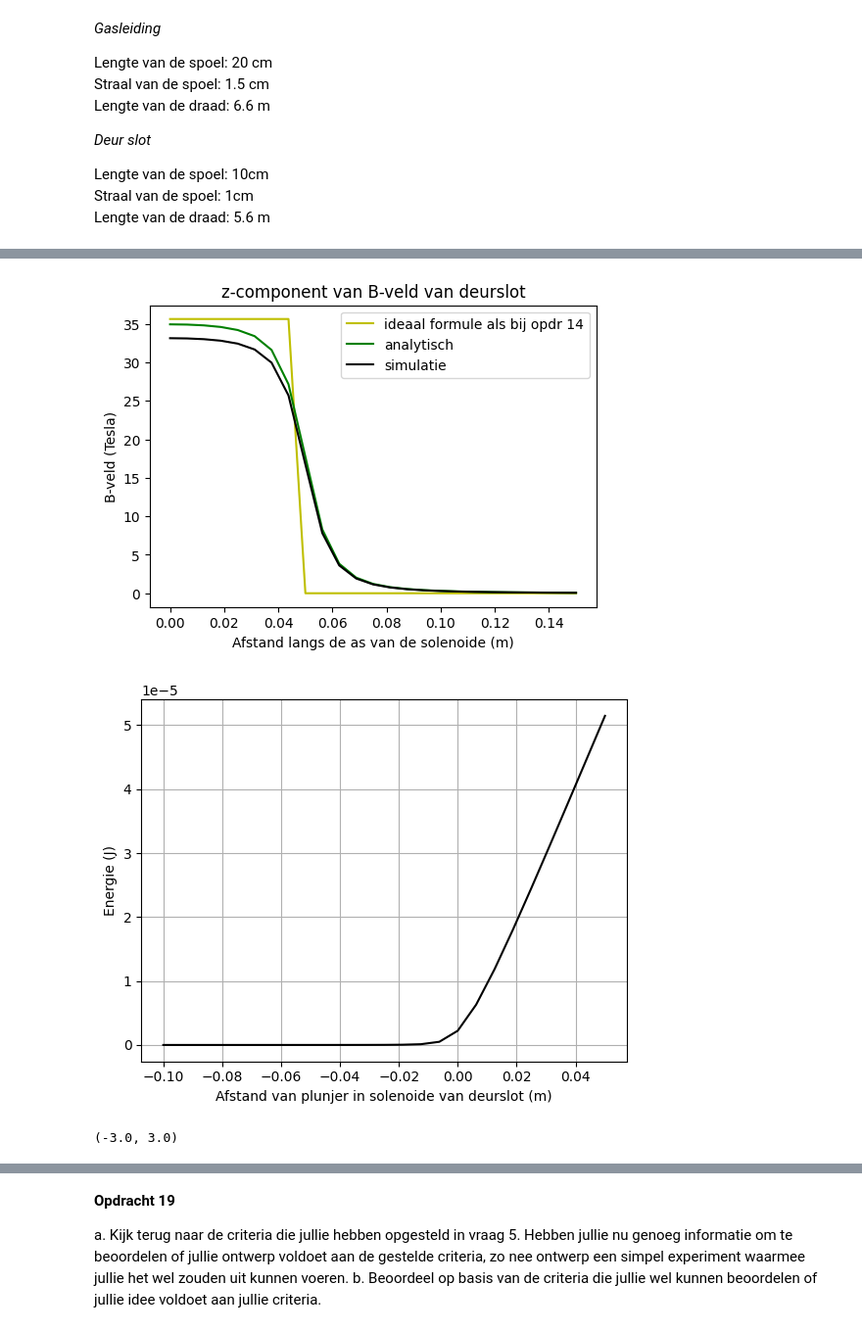
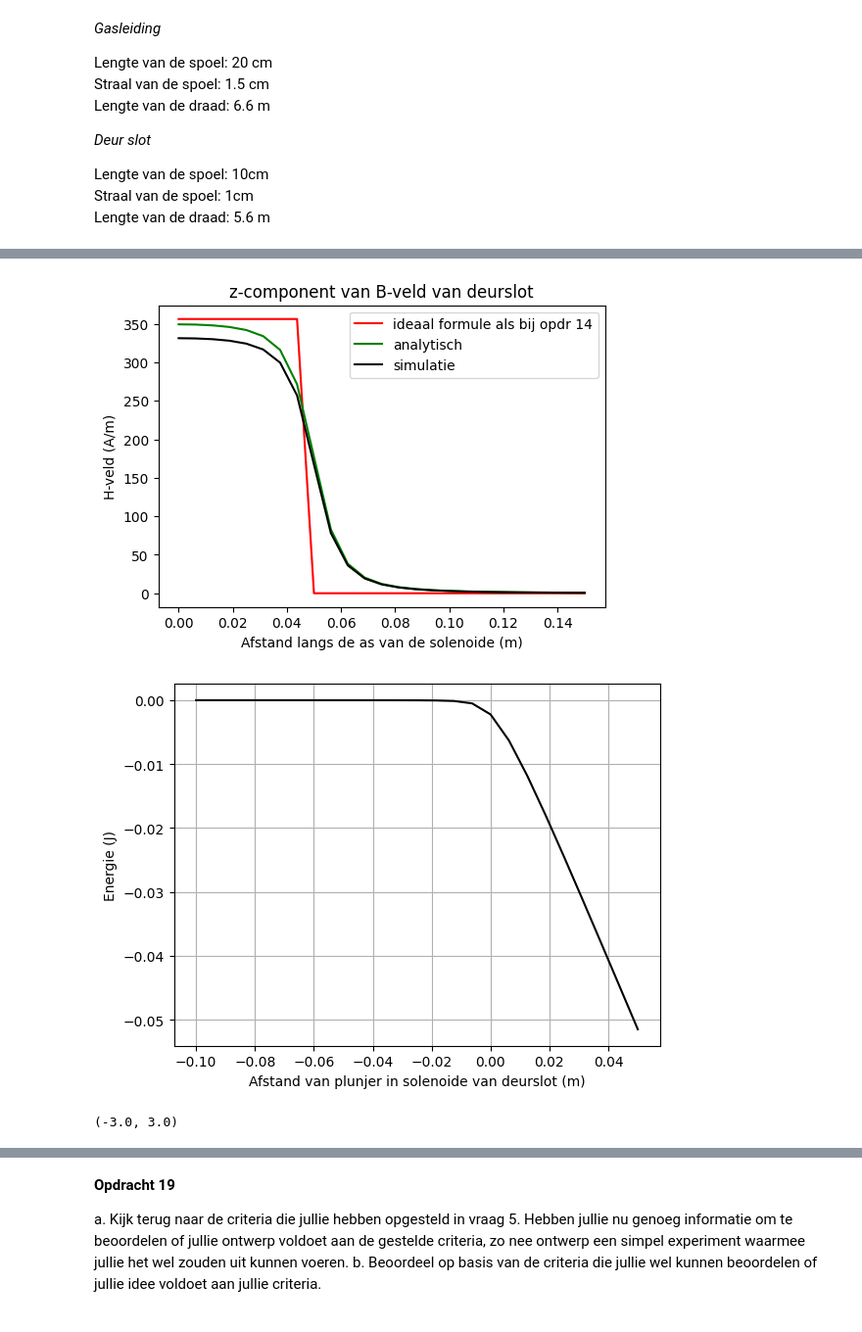
Before and after one commit to IshaSchneiders/opdrachten-DEF-D-Isha_Schneiders, a Jupyter notebook: DigitaleOntwerpopdrachten/2KrachtactuatorOpdracht/2KrachtactuatorOpdracht/KrachtactuatorOpdracht.ipynb, the cells around one changed output, grey strips where cells are left out. Shown at 98% size. Saved outputs shown, nothing was run; the diff lists cells and outputs as text; code cells hidden in the pictures.

```diff
--- a/DigitaleOntwerpopdrachten/2KrachtactuatorOpdracht/2KrachtactuatorOpdracht/KrachtactuatorOpdracht.ipynb
+++ b/DigitaleOntwerpopdrachten/2KrachtactuatorOpdracht/2KrachtactuatorOpdracht/KrachtactuatorOpdracht.ipynb
@@ -624,7 +578,7 @@ L_sol=0.15
 n_ax=25
 z_ax=np.linspace(0, 1.5*L_sol, n_ax)
 H_ax=np.zeros(n_ax)
-I=6
+I=0.5
 
 x_source,y_source,z_source=parametrisatie(stappen,r_sol,N_wikkelingen,L_sol)
 
@@ -653,13 +607,13 @@ H_veld_ideaal1=spoed*I*np.ones(n_ax)*(1.0*(z_ax < L_sol/2))
 
 plt.figure(figsize=[20,4])
 plt.subplot(131)
-plt.title('z-component van B-veld')
+plt.title('z-component van H-veld')
 plt.plot(z_ax, H_veld_ideaal, '-r', label='ideaal formule uit notebook')
 plt.plot(z_ax, H_veld_ideaal1, '-y', label='ideaal formule als bij opdr 14')
 plt.plot(z_ax, H_veld_analytisch, '-g', label='analytisch')
 plt.plot(z_ax, H_ax, '-k', label='simulatie')
 plt.legend(loc='upper right')
 plt.xlabel('Afstand langs de as van de solenoide (m)')
-plt.ylabel('B-veld (Tesla)')
+plt.ylabel('H-veld (A/m)')
 plt.show()
 # %% [output]
@@ -679,10 +633,10 @@ Zoals je uit je berekening voor het $\mathbf{H}$ kan zien is de energie van de p
 # %%
 # integrate the field up to point z_p
 r_s = 0.01
-mu_r = 5000
 L_s = 0.15
+mu_r=50000
 
-Wz=0.5*np.pi*r_s**2*np.cumsum(np.flipud(H_ax)*mu_r*mu_0*np.flipud(H_ax))*(z_ax[1] - z_ax[0])
+Wz=-0.5*np.pi*r_s**2*np.cumsum(np.flipud(H_ax)*mu_r*mu_0*np.flipud(H_ax))*(z_ax[1] - z_ax[0])
 
 plt.figure()
 plt.plot(L_s/2 - z_ax, np.flipud(Wz), '-k')
@@ -812,7 +766,7 @@ l_draad = 5.6 # Lengte draad
 r_sol = 0.01 # Straal solenoide
 L_sol = 0.1 # Lengte solenoide
 N_wikkelingen = (l_draad/(2*np.pi*r_sol))# Aantal wikkeling
-I=40e-3 #40 mA van aduino
+I=400e-3 #40 mA van aduino
 
 spoed=N_wikkelingen/L_sol
 stappen=1000
@@ -845,36 +799,36 @@ H_veld_ideaal1=spoed*I*np.ones(n_ax)*(1.0*(z_ax < L_sol/2))
 
 plt.figure(figsize=[20,4])
 plt.subplot(131)
 plt.title('z-component van B-veld van deurslot')
 #plt.plot(z_ax, H_veld_ideaal, '-r', label='ideaal formule uit notebook')
-plt.plot(z_ax, H_veld_ideaal1, '-y', label='ideaal formule als bij opdr 14')
+plt.plot(z_ax, H_veld_ideaal1, '-r', label='ideaal formule als bij opdr 14')
 plt.plot(z_ax, H_veld_analytisch, '-g', label='analytisch')
 plt.plot(z_ax, H_ax, '-k', label='simulatie')
 plt.legend(loc='upper right')
 plt.xlabel('Afstand langs de as van de solenoide (m)')
-plt.ylabel('B-veld (Tesla)')
+plt.ylabel('H-veld (A/m)')
 plt.show()
 
 ##_____________opdr16___________##
 # integrate the field up to point z_p
 
-Wz=0.5*np.pi*r_sol**2*np.cumsum(np.flipud(H_ax)*mu_r*mu_0*np.flipud(H_ax))*(z_ax[1] - z_ax[0])
+Wz=-0.5*np.pi*r_sol**2*np.cumsum(np.flipud(H_ax)*mu_r*mu_0*np.flipud(H_ax))*(z_ax[1] - z_ax[0])
 
 plt.figure()
 plt.plot(L_sol/2 - z_ax, np.flipud(Wz), '-k')
 plt.xlabel('Afstand van plunjer in solenoide van deurslot (m)'), plt.ylabel('Energie (J)'), plt.grid()
 plt.show()
 
 force_analytical = -0.5*mu_0*mu_r*np.pi*r_sol**2*N_wikkelingen**2*I**2/L_sol**2 # Kracht uitrekenen numeriek
 force_numerical=np.diff(Wz, n=1, append=[0])/(z_ax[1] - z_ax[0]) # Kracht uitrekenen
 
 # Plotting the results
 plt.plot(L_sol/2 - z_ax, np.flipud(force_numerical), '-o', label='Kracht')
 plt.plot(L_sol/2 - z_ax, (-2.004)*np.ones(n_ax), '--r', label='Benodigde kracht')
 plt.plot(L_sol/2 - z_ax, force_analytical*np.ones(n_ax), '--g', label='Kracht oneindig lange solenoide')
 plt.xlabel('Afstand van plunjer in solenoide van deurslot (m)'), plt.ylabel('Kracht (N)'), plt.grid(), plt.legend()
 plt.ylim([-3, 3])
 # %% [output]
-[figure, old version]
+[figure, new version]
-[figure, old version]
+[figure, new version]
 (-3.0, 3.0)
```
Also changed, not shown: parts of 9 cells of this notebook.
